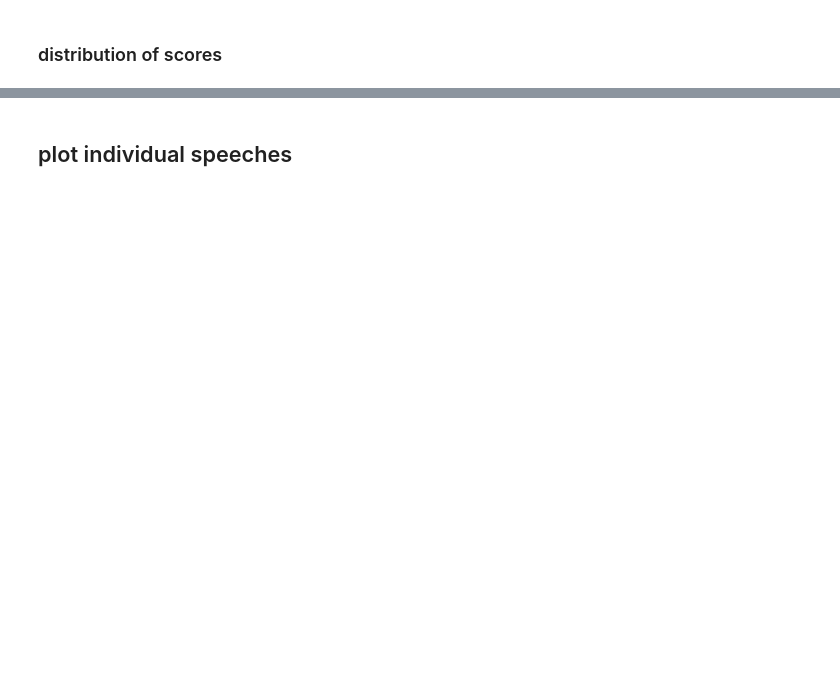
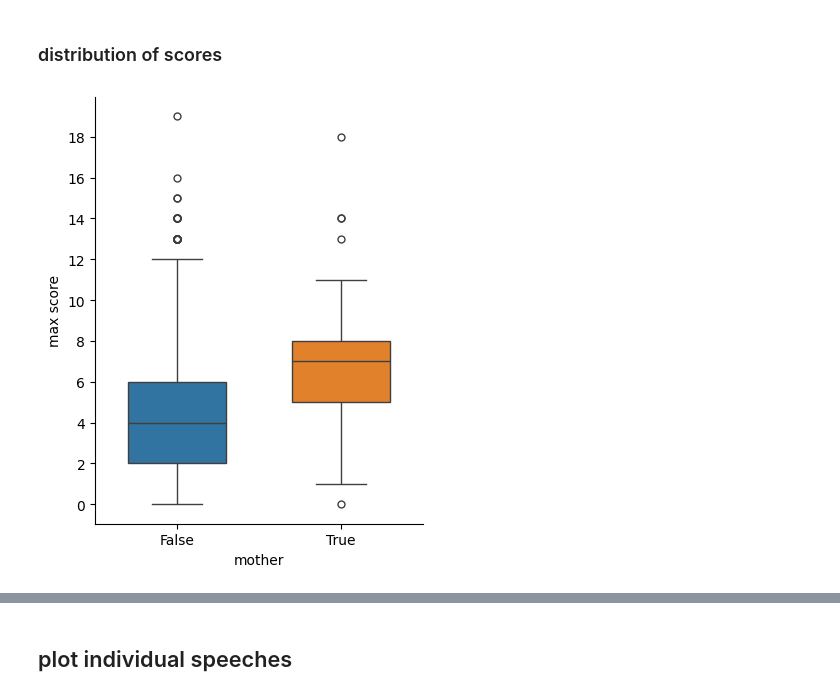
Before and after one commit to cwf2/dices-mta, a Jupyter notebook: Mother speech.ipynb, the cells around one changed output, grey strips where cells are left out. Cells and saved outputs as stored; diff of their text form; code cells hidden in the pictures; blank space fills up the shorter version.

```diff
--- a/Mother speech.ipynb
+++ b/Mother speech.ipynb
@@ -288,9 +354,18 @@ x.loc[x['mother'] & (x['lines'] > 4)][:25]
 # %% [markdown]
 ### distribution of scores
 # %%
-c = sns.light_palette('#79C')[3]
-g = sns.catplot(data=results, y='comp', kind="violin", bw_adjust=2, split=True, color=c)
-ax = g.axes[0,0]
-ax.invert_xaxis()
-ax.set_ylim((-0, 20))
-g.fig.set_figwidth(2)
+from matplotlib.ticker import MultipleLocator
+g = sns.catplot(
+    data = x,
+    y = 'comp_max',
+    x = 'mother',
+    hue = 'mother',
+    kind = 'box',
+    width = 0.6,
+    legend = False
+)
+g.ax.set_ylabel("max score")
+g.ax.yaxis.set_major_locator(MultipleLocator(2))
+g.fig.set_figwidth(4)
+# %% [output]
+[figure, added]
```
Also changed, not shown: parts of 42 cells of this notebook.
